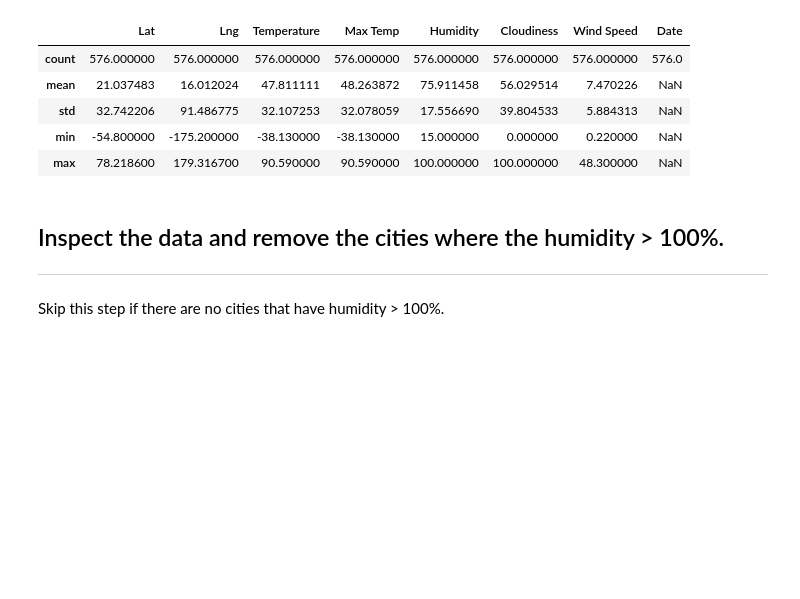
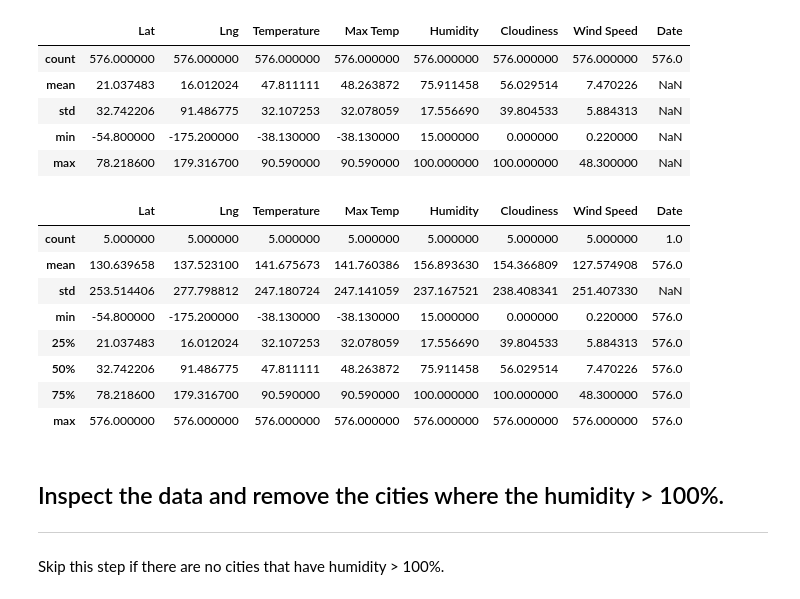
Before and after one commit to andersonmalloryk/python-api-challenge, a Jupyter notebook: WeatherPy/WeatherPy.ipynb, the cells around one changed output. Saved outputs shown, nothing was run; the diff lists cells and outputs as text; code cells hidden in the pictures; blank space fills up the shorter version.

Commit message:
added stats summary

```diff
--- a/WeatherPy/WeatherPy.ipynb
+++ b/WeatherPy/WeatherPy.ipynb
@@ -185,6 +185,19 @@ summary_stats
 | std | 32.742206 | 91.486775 | 32.107253 | 32.078059 | 17.556690 | 39.804533 | 5.884313 | NaN |
 | min | -54.800000 | -175.200000 | -38.130000 | -38.130000 | 15.000000 | 0.000000 | 0.220000 | NaN |
 | max | 78.218600 | 179.316700 | 90.590000 | 90.590000 | 100.000000 | 100.000000 | 48.300000 | NaN |
+# %%
+#full stats summary - not using aggregation method
+summary_stats.describe()
+# %% [output]
+|  | Lat | Lng | Temperature | Max Temp | Humidity | Cloudiness | Wind Speed | Date |
+| count | 5.000000 | 5.000000 | 5.000000 | 5.000000 | 5.000000 | 5.000000 | 5.000000 | 1.0 |
+| mean | 130.639658 | 137.523100 | 141.675673 | 141.760386 | 156.893630 | 154.366809 | 127.574908 | 576.0 |
+| std | 253.514406 | 277.798812 | 247.180724 | 247.141059 | 237.167521 | 238.408341 | 251.407330 | NaN |
+| min | -54.800000 | -175.200000 | -38.130000 | -38.130000 | 15.000000 | 0.000000 | 0.220000 | 576.0 |
+| 25% | 21.037483 | 16.012024 | 32.107253 | 32.078059 | 17.556690 | 39.804533 | 5.884313 | 576.0 |
+| 50% | 32.742206 | 91.486775 | 47.811111 | 48.263872 | 75.911458 | 56.029514 | 7.470226 | 576.0 |
+| 75% | 78.218600 | 179.316700 | 90.590000 | 90.590000 | 100.000000 | 100.000000 | 48.300000 | 576.0 |
+| max | 576.000000 | 576.000000 | 576.000000 | 576.000000 | 576.000000 | 576.000000 | 576.000000 | 576.0 |
 # %% [markdown]
 ## Inspect the data and remove the cities where the humidity > 100%.
 ----
```
Also changed, not shown: parts of 1 cell of this notebook.
